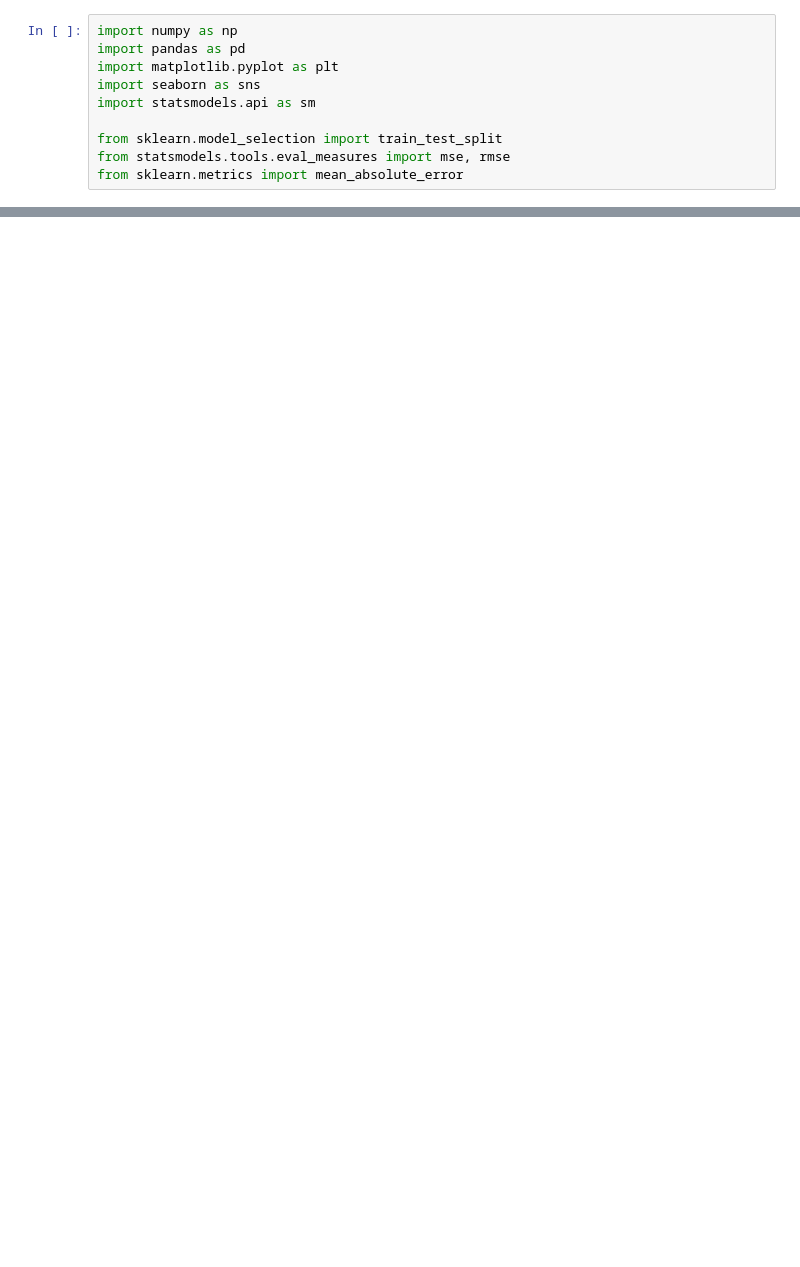
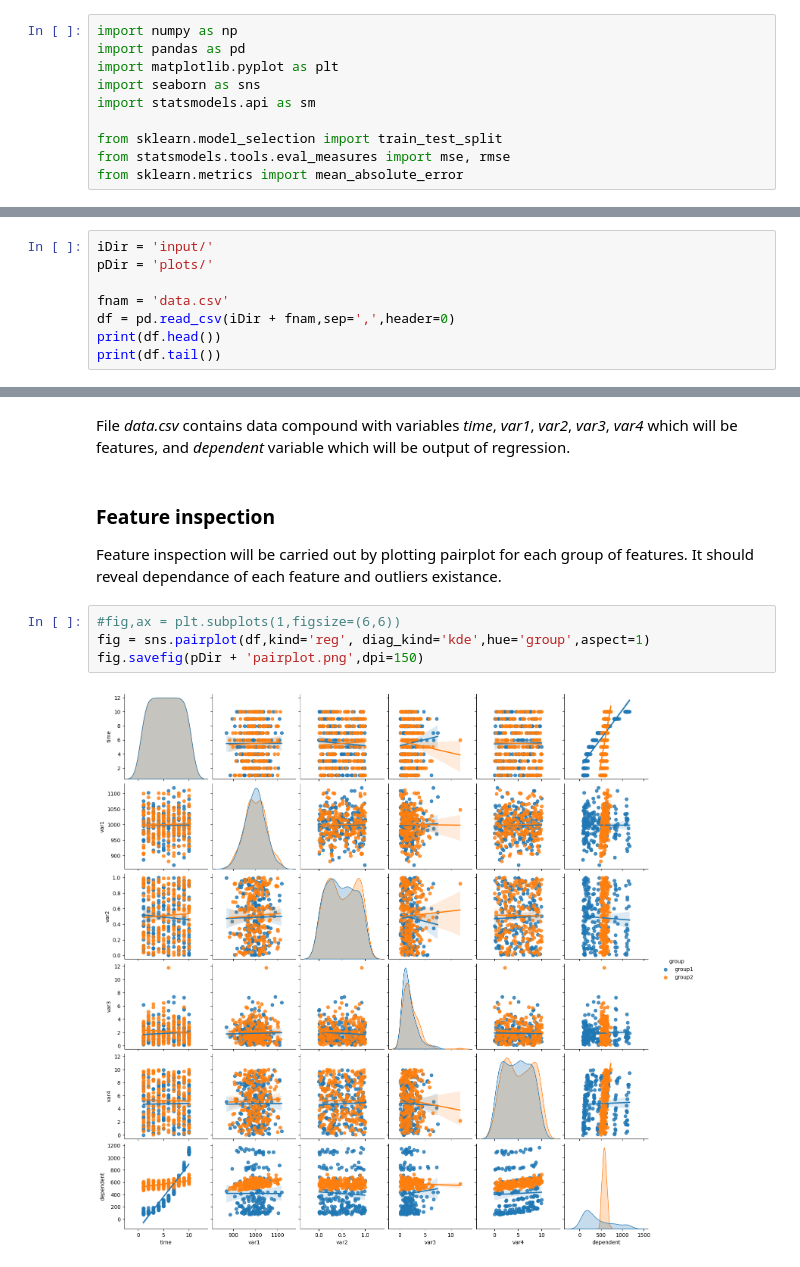
Before and after one commit to pciuh/regression-model, a Jupyter notebook: regression-model.ipynb, the cells around one changed output, grey strips where cells are left out. Cells and saved outputs as stored; diff of their text form; blank space fills up the shorter version.

```diff
--- a/regression-model.ipynb
+++ b/regression-model.ipynb
@@ -36,0 +38,8 @@ from sklearn.metrics import mean_absolute_error
+# %%
+iDir = 'input/'
+pDir = 'plots/'
+
+fnam = 'data.csv'
+df = pd.read_csv(iDir + fnam,sep=',',header=0)
+print(df.head())
+print(df.tail())
@@ -36,0 +59,11 @@ from sklearn.metrics import mean_absolute_error
+# %% [markdown]
+File *data.csv* contains data compound with variables *time*, *var1*, *var2*, *var3*, *var4* which will be features, and *dependent* variable which will be output of regression.
+# %% [markdown]
+### Feature inspection
+Feature inspection will be carried out by plotting pairplot for each group of features. It should reveal dependance of each feature and outliers existance.
+# %%
+#fig,ax = plt.subplots(1,figsize=(6,6))
+fig = sns.pairplot(df,kind='reg', diag_kind='kde',hue='group',aspect=1)
+fig.savefig(pDir + 'pairplot.png',dpi=150)
+# %% [output]
+[figure, added]
```
Also changed, not shown: parts of 6 cells of this notebook, 3 other files.
